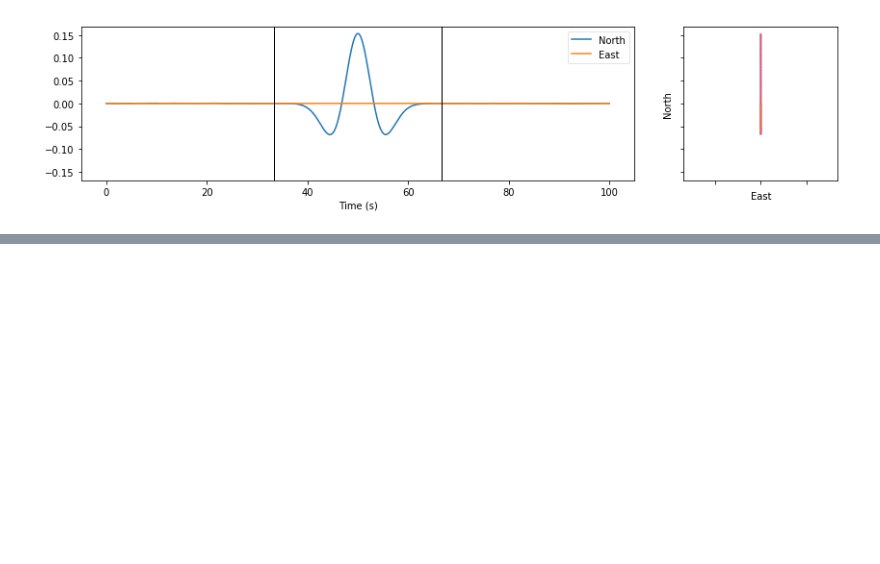
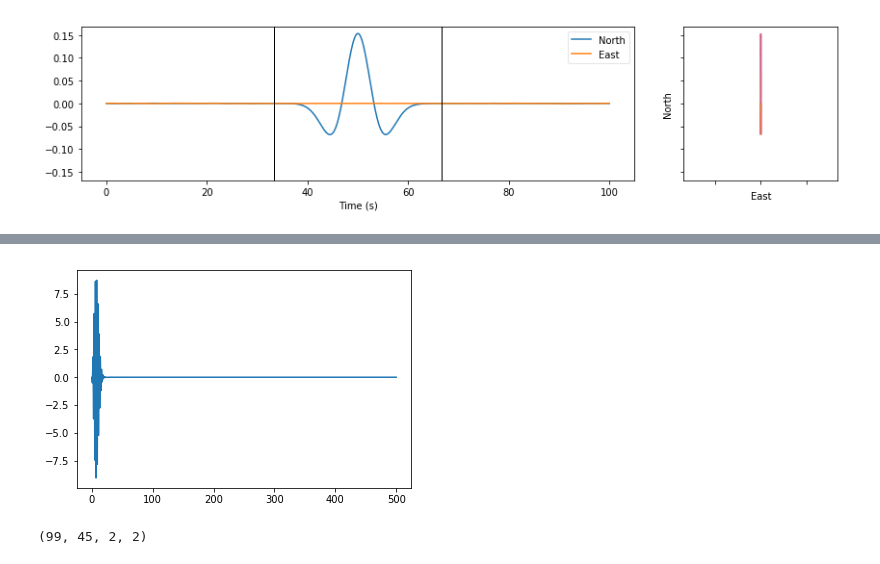
Before and after one commit to JackWalpole/splitwavepy, a Jupyter notebook: devel/Plotting.ipynb, the cells around one changed output, grey strips where cells are left out. Saved outputs shown, nothing was run; the diff lists cells and outputs as text; code cells hidden in the pictures; blank space fills up the shorter version.

```diff
--- a/devel/Plotting.ipynb
+++ b/devel/Plotting.ipynb
@@ -81,0 +125,6 @@ bc.unsplit(10,0).plot()
+# %%
+plt.plot(fx)
+# plt.plot(fx)
+plt.show()
+# %% [output]
+[figure, added]
@@ -81,0 +169,6 @@ bc.unsplit(10,0).plot()
+# %%
+a = sw.SplitWave(noise=0.001, split=(30,1.2))
+cov = gridcovfreq(a.x, a.y)
+cov.shape
+# %% [output]
+(99, 45, 2, 2)
```
Also changed, not shown: parts of 19 cells of this notebook, 3 other files.
